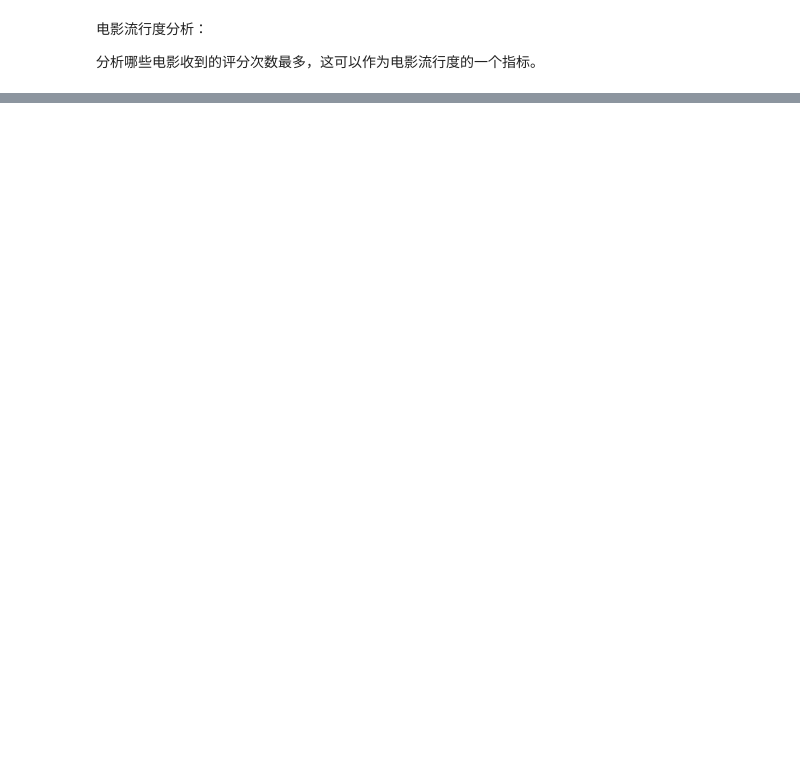
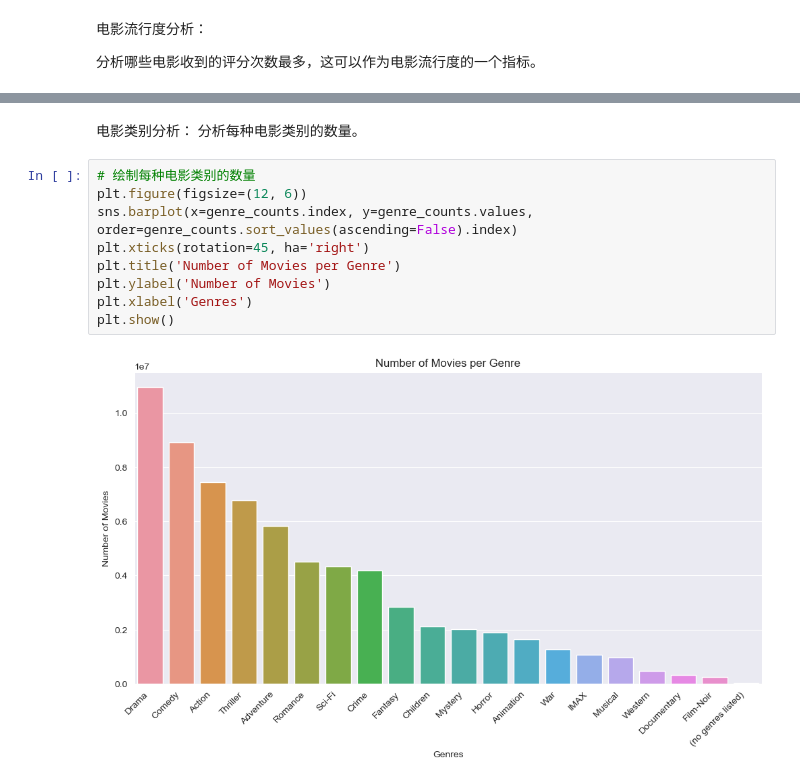
Before and after one commit to GDistories/Spark_Performance_Analysis_MovieLen, a Jupyter notebook: Task1.ipynb, the cells around one changed output, grey strips where cells are left out. Cells and saved outputs as stored; diff of their text form; blank space fills up the shorter version.

```diff
--- a/Task1.ipynb
+++ b/Task1.ipynb
@@ -236,0 +94,14 @@ plt.show()
+# %% [markdown]
+电影类别分析：
+分析每种电影类别的数量。
+# %%
+# 绘制每种电影类别的数量
+plt.figure(figsize=(12, 6))
+sns.barplot(x=genre_counts.index, y=genre_counts.values, order=genre_counts.sort_values(ascending=False).index)
+plt.xticks(rotation=45, ha='right')
+plt.title('Number of Movies per Genre')
+plt.ylabel('Number of Movies')
+plt.xlabel('Genres')
+plt.show()
+# %% [output]
+[figure, added]
```
Also changed, not shown: parts of 35 cells of this notebook.
